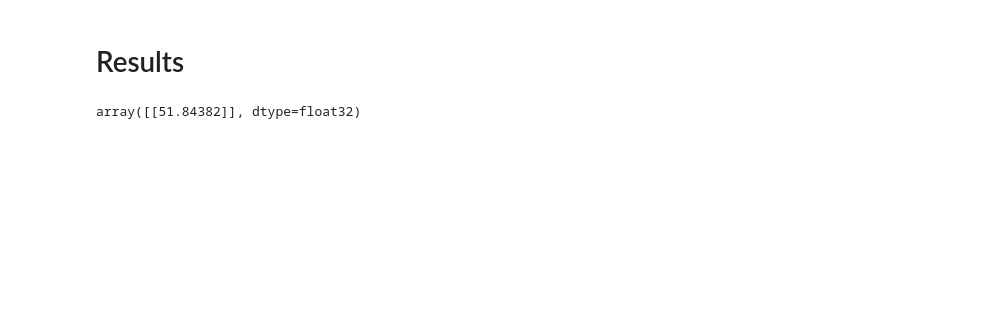
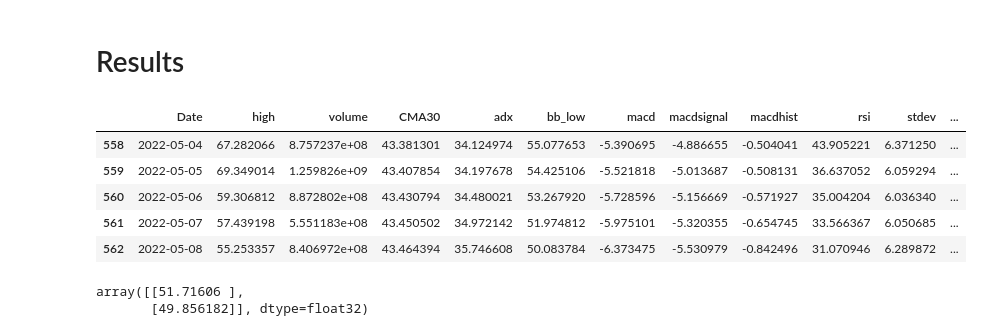
Before and after one commit to diogobulhosa/BC4, a Jupyter notebook: notebooks/nb_avax.ipynb, the cells around one changed output. Saved outputs shown, nothing was run; the diff lists cells and outputs as text; code cells hidden in the pictures; blank space fills up the shorter version.

```diff
--- a/notebooks/nb_avax.ipynb
+++ b/notebooks/nb_avax.ipynb
@@ -619,6 +619,16 @@ show_results(df, df_avax,'close',100,5, xgb_final)
 # %% [markdown]
 # Results
+# %%
+df_to_forecasting.tail()
+# %% [output]
+|  | Date | high | volume | CMA30 | adx | bb_low | macd | macdsignal | macdhist | rsi | stdev | ... |
+| 558 | 2022-05-04 | 67.282066 | 8.757237e+08 | 43.381301 | 34.124974 | 55.077653 | -5.390695 | -4.886655 | -0.504041 | 43.905221 | 6.371250 | ... |
+| 559 | 2022-05-05 | 69.349014 | 1.259826e+09 | 43.407854 | 34.197678 | 54.425106 | -5.521818 | -5.013687 | -0.508131 | 36.637052 | 6.059294 | ... |
+| 560 | 2022-05-06 | 59.306812 | 8.872802e+08 | 43.430794 | 34.480021 | 53.267920 | -5.728596 | -5.156669 | -0.571927 | 35.004204 | 6.036340 | ... |
+| 561 | 2022-05-07 | 57.439198 | 5.551183e+08 | 43.450502 | 34.972142 | 51.974812 | -5.975101 | -5.320355 | -0.654745 | 33.566367 | 6.050685 | ... |
+| 562 | 2022-05-08 | 55.253357 | 8.406972e+08 | 43.464394 | 35.746608 | 50.083784 | -6.373475 | -5.530979 | -0.842496 | 31.070946 | 6.289872 | ... |
 # %%
-forecasting(xgb_final,df_to_forecasting,1)
+forecasting(xgb_final,df_to_forecasting,2)
 # %% [output]
-array([[51.84382]], dtype=float32)
+array([[51.71606 ],
+       [49.856182]], dtype=float32)
```
Also changed, not shown: parts of 10 cells of this notebook, 1 other file.
